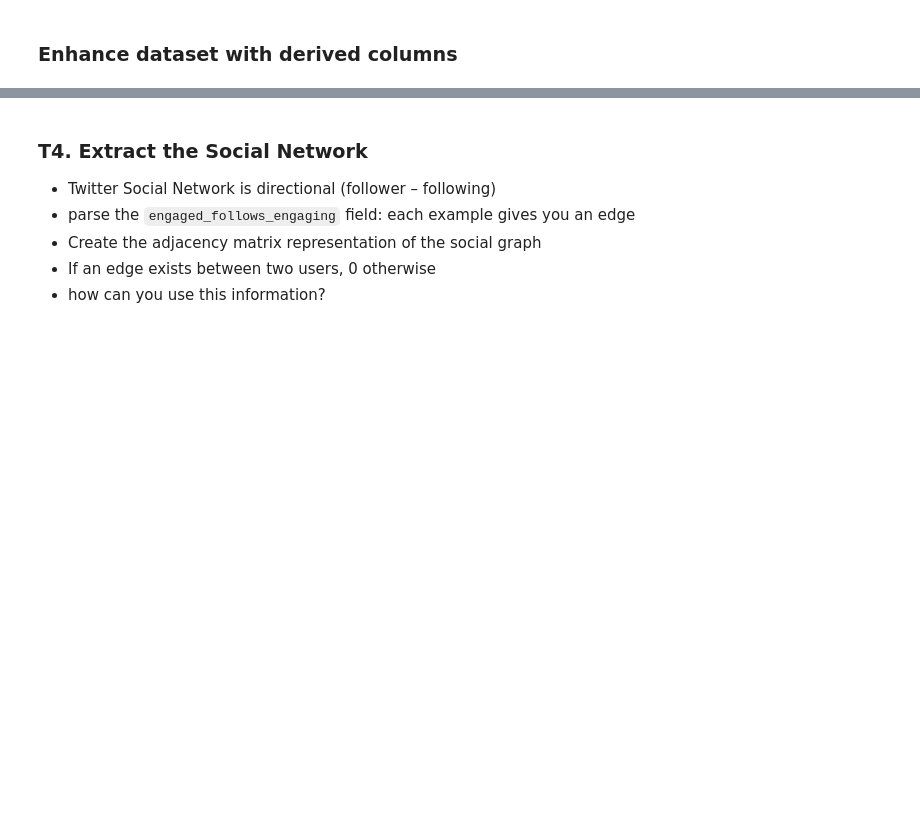
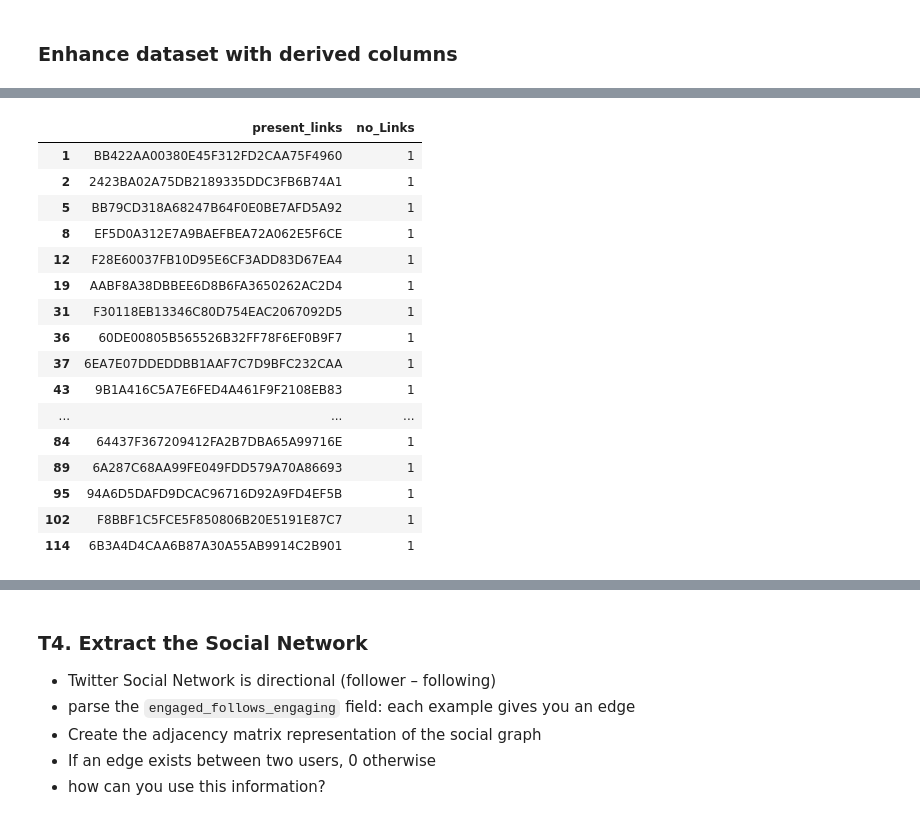
Before and after one commit to omgwenxx/recsys20, a Jupyter notebook: code/process.ipynb, the cells around one changed output, grey strips where cells are left out. Cells and saved outputs as stored; diff of their text form; code cells hidden in the pictures; blank space fills up the shorter version.

```diff
--- a/code/process.ipynb
+++ b/code/process.ipynb
@@ -196,0 +339,20 @@ that certain customers made zero purchases.
+# %%
+df[df['no_Links'] != 0][['present_links', 'no_Links']].head(20)
+# %% [output]
+|  | present_links | no_Links |
+| 1 | BB422AA00380E45F312FD2CAA75F4960 | 1 |
+| 2 | 2423BA02A75DB2189335DDC3FB6B74A1 | 1 |
+| 5 | BB79CD318A68247B64F0E0BE7AFD5A92 | 1 |
+| 8 | EF5D0A312E7A9BAEFBEA72A062E5F6CE | 1 |
+| 12 | F28E60037FB10D95E6CF3ADD83D67EA4 | 1 |
+| 19 | AABF8A38DBBEE6D8B6FA3650262AC2D4 | 1 |
+| 31 | F30118EB13346C80D754EAC2067092D5 | 1 |
+| 36 | 60DE00805B565526B32FF78F6EF0B9F7 | 1 |
+| 37 | 6EA7E07DDEDDBB1AAF7C7D9BFC232CAA | 1 |
+| 43 | 9B1A416C5A7E6FED4A461F9F2108EB83 | 1 |
+| ... | ... | ... |
+| 84 | 64437F367209412FA2B7DBA65A99716E | 1 |
+| 89 | 6A287C68AA99FE049FDD579A70A86693 | 1 |
+| 95 | 94A6D5DAFD9DCAC96716D92A9FD4EF5B | 1 |
+| 102 | F8BBF1C5FCE5F850806B20E5191E87C7 | 1 |
+| 114 | 6B3A4D4CAA6B87A30A55AB9914C2B901 | 1 |
```
Also changed, not shown: parts of 43 cells of this notebook.
